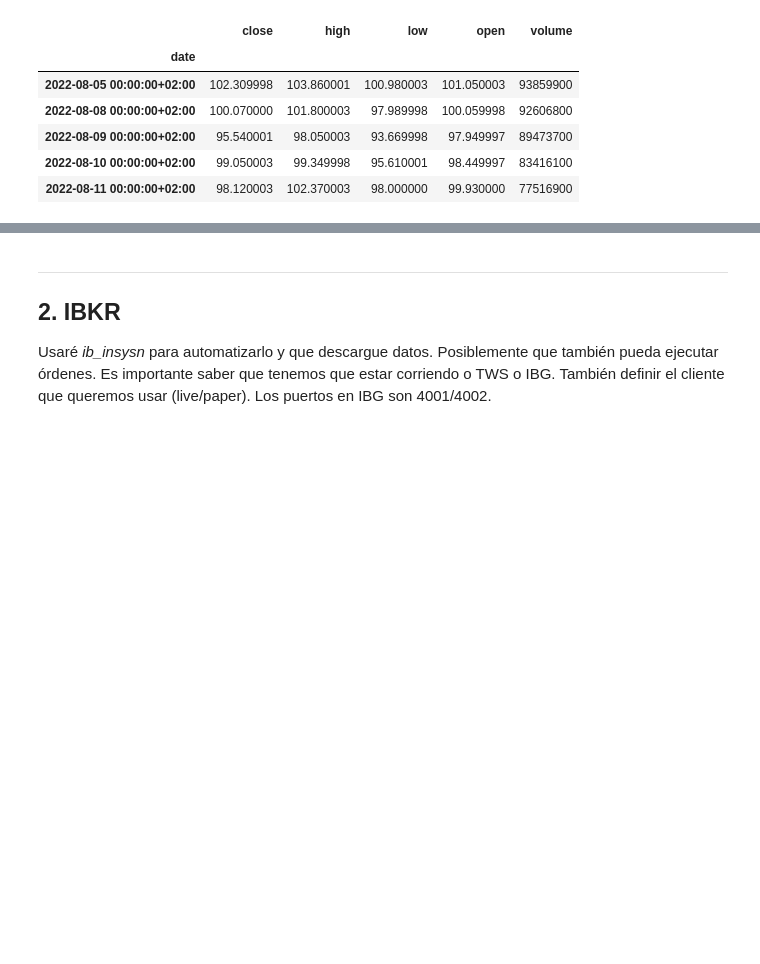
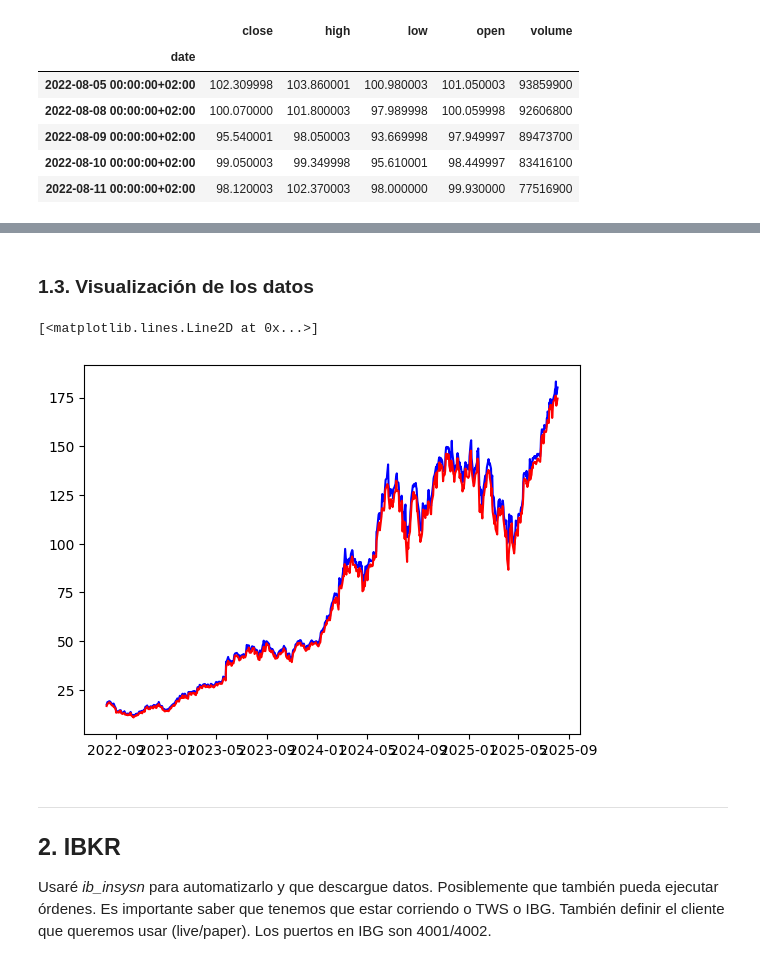
Before and after one commit to jenriquezafra/Chaos_Signals, a Jupyter notebook: notebooks/01_download_checks.ipynb, the cells around one changed output, grey strips where cells are left out. Saved outputs shown, nothing was run; the diff lists cells and outputs as text; code cells hidden in the pictures; blank space fills up the shorter version.

```diff
--- a/notebooks/01_download_checks.ipynb
+++ b/notebooks/01_download_checks.ipynb
@@ -107,3 +125,16 @@ dtype: int64
+# %% [markdown]
+### 1.3. Visualización de los datos
+# %%
+import matplotlib.pyplot as plt
+
+nvda_path = Path("__file__").resolve().parents[1] / "data" / "processed" / "NVDA_1d_latest.parquet"
+nvda_df = pd.read_parquet(nvda_path)
+
+plt.plot( nvda_df.index, nvda_df['high'], 'b')
+plt.plot(nvda_df.index, nvda_df['low'], 'r')
+# %% [output]
+[<matplotlib.lines.Line2D at 0x...>]
+[figure, added]
 # %% [markdown]
 ---
 ## 2. IBKR
```
Also changed, not shown: parts of 3 cells of this notebook, 41 other files.
